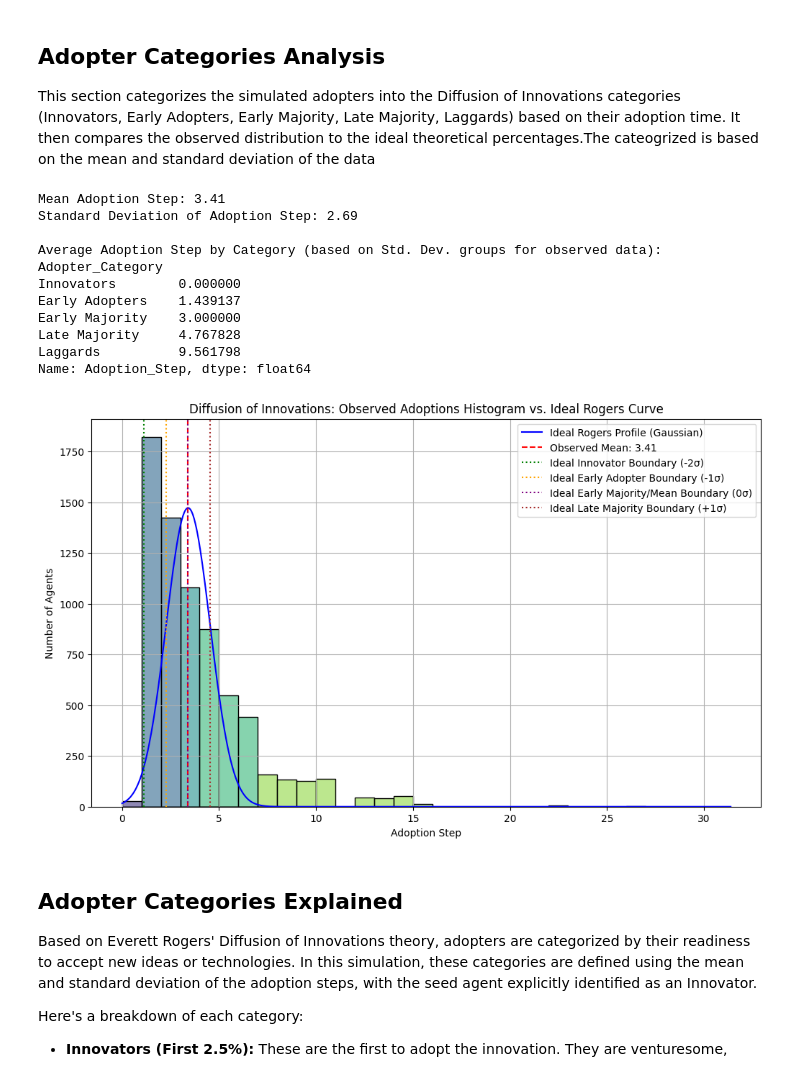
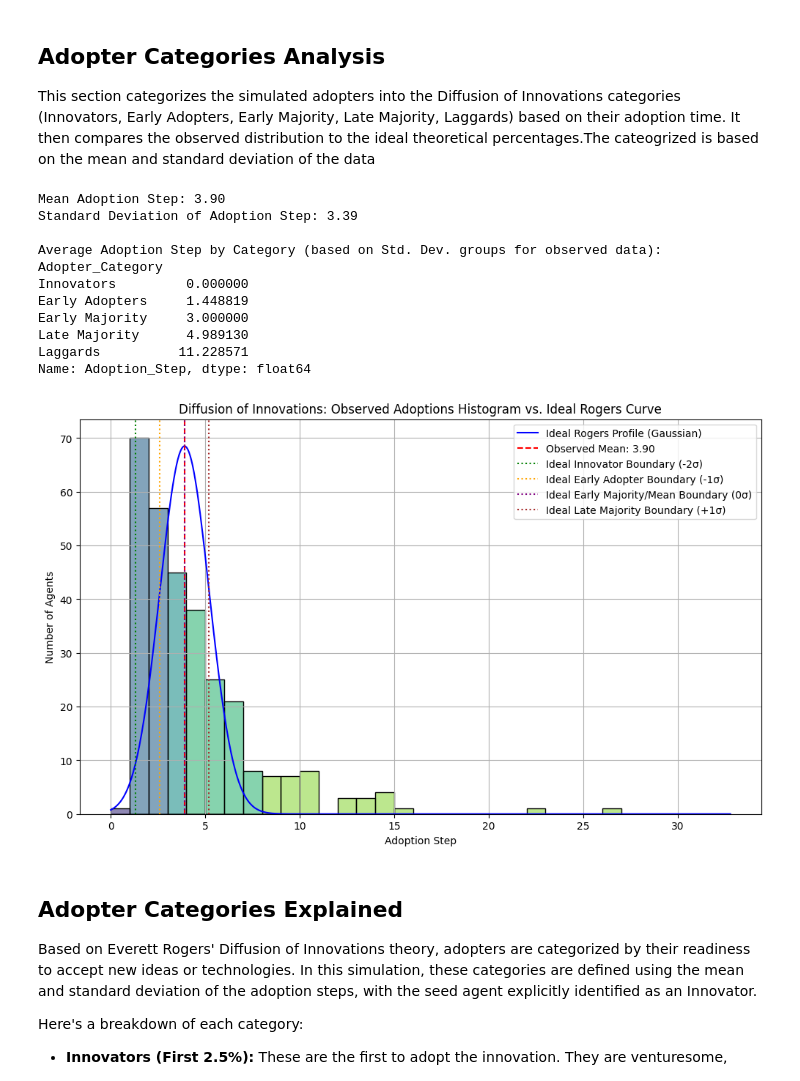
Before and after one commit to Anagh19/Complex-Systems-Project, a Jupyter notebook: CS7065_DOI_Project.ipynb, the cells around one changed output. Cells and saved outputs as stored; diff of their text form; code cells hidden in the pictures.

```diff
--- a/CS7065_DOI_Project.ipynb
+++ b/CS7065_DOI_Project.ipynb
@@ -616,9 +616,11 @@ else:
     # Get agent data from the last run
     agent_data = current_model.datacollector.get_agent_vars_dataframe()
 
-    # Filter for agents that have adopted and reset index
-    adopted_agents = agent_data[agent_data['Adopted'] == True].reset_index()
-    adopted_agents = adopted_agents[adopted_agents['Adoption_Step'] >= 0]
+    # Filter for agents that have adopted (Adoption_Step is not -1)
+    # And for each agent, get their unique adoption step (which is already stored in 'Adoption_Step')
+    # We need to ensure each unique agent is represented only once, with their specific adoption step.
+    adopted_agents = agent_data[agent_data['Adoption_Step'] != -1].reset_index()
+    adopted_agents = adopted_agents.drop_duplicates(subset=['AgentID'], keep='first')
 
     if not adopted_agents.empty:
         # Sort by Adoption_Step is still good for sanity, but not strictly necessary for sigma-based categorization
@@ -727,41 +729,41 @@ else:
 
             # Define boundaries for ideal categories for coloring (based on standard Rogers' definition)
             ideal_innovator_boundary = mu_ideal_curve - 2 * sigma_ideal_curve
             ideal_early_adopter_boundary = mu_ideal_curve - 1 * sigma_ideal_curve
             ideal_early_majority_boundary = mu_ideal_curve
             ideal_late_majority_boundary = mu_ideal_curve + 1 * sigma_ideal_curve
 
             # Vertical line for Observed Mean
             ax.axvline(mean_adoption_step, color='red', linestyle='--', label=f'Observed Mean: {mean_adoption_step:.2f}')
 
             # Vertical lines for Ideal Rogers Category Boundaries (based on Ideal Gaussian's standard deviations)
             ax.axvline(ideal_innovator_boundary, color='green', linestyle=':', label='Ideal Innovator Boundary (-2σ)')
             ax.axvline(ideal_early_adopter_boundary, color='orange', linestyle=':', label='Ideal Early Adopter Boundary (-1σ)')
             ax.axvline(ideal_early_majority_boundary, color='purple', linestyle=':', label='Ideal Early Majority/Mean Boundary (0σ)')
             ax.axvline(ideal_late_majority_boundary, color='brown', linestyle=':', label='Ideal Late Majority Boundary (+1σ)')
 
             ax.set_title('Diffusion of Innovations: Observed Adoptions Histogram vs. Ideal Rogers Curve')
             ax.set_xlabel('Adoption Step')
             ax.set_ylabel('Number of Agents')
             ax.legend()
             ax.grid(True)
             plt.show()
 
     else:
         print("No agents have adopted yet in the simulation.")
 # %% [output]
-Mean Adoption Step: 3.41
-Standard Deviation of Adoption Step: 2.69
+Mean Adoption Step: 3.90
+Standard Deviation of Adoption Step: 3.39
 
 Average Adoption Step by Category (based on Std. Dev. groups for observed data):
 Adopter_Category
-Innovators        0.000000
-Early Adopters    1.439137
-Early Majority    3.000000
-Late Majority     4.767828
-Laggards          9.561798
+Innovators         0.000000
+Early Adopters     1.448819
+Early Majority     3.000000
+Late Majority      4.989130
+Laggards          11.228571
 Name: Adoption_Step, dtype: float64
-[figure, old version]
+[figure, new version]
 # %% [markdown]
 ## Adopter Categories Explained
 
```
